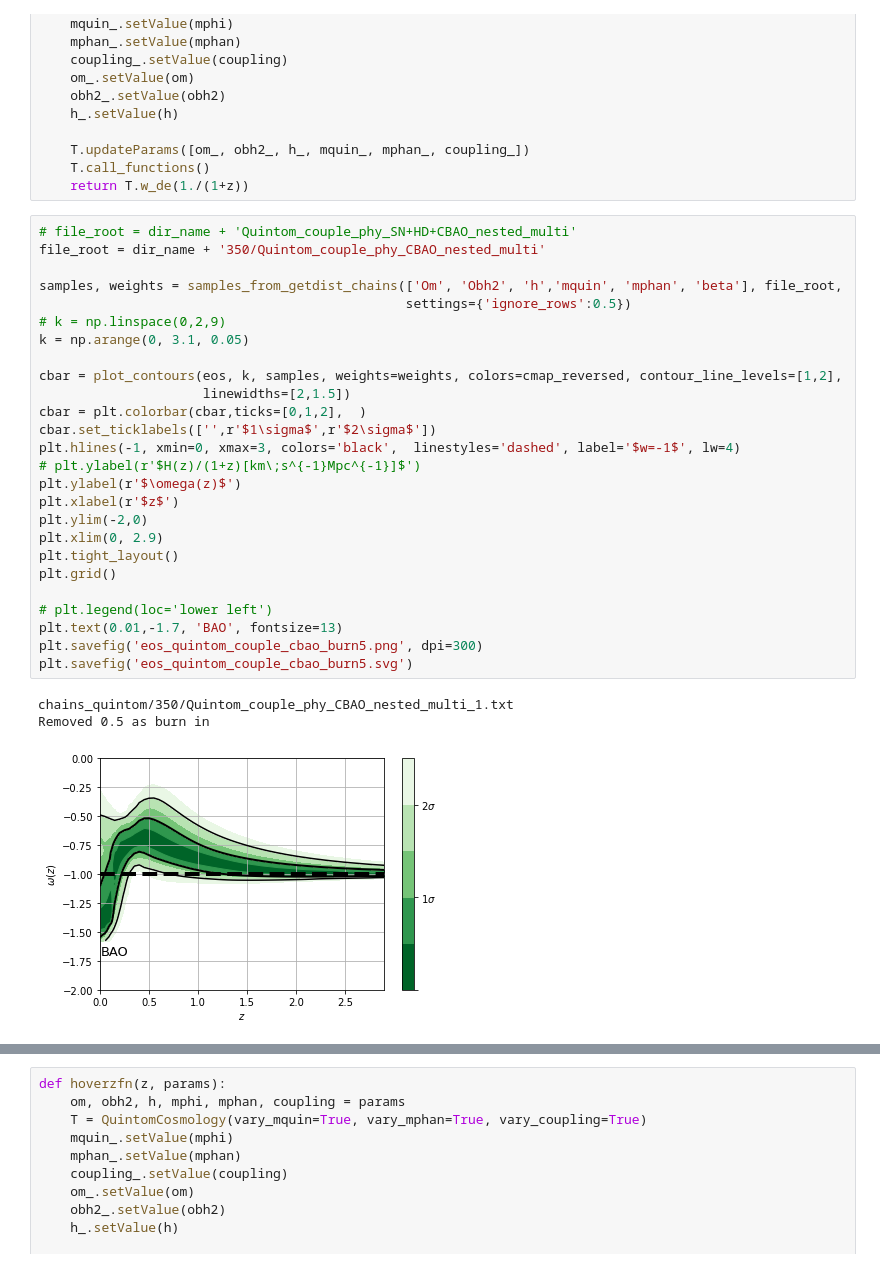
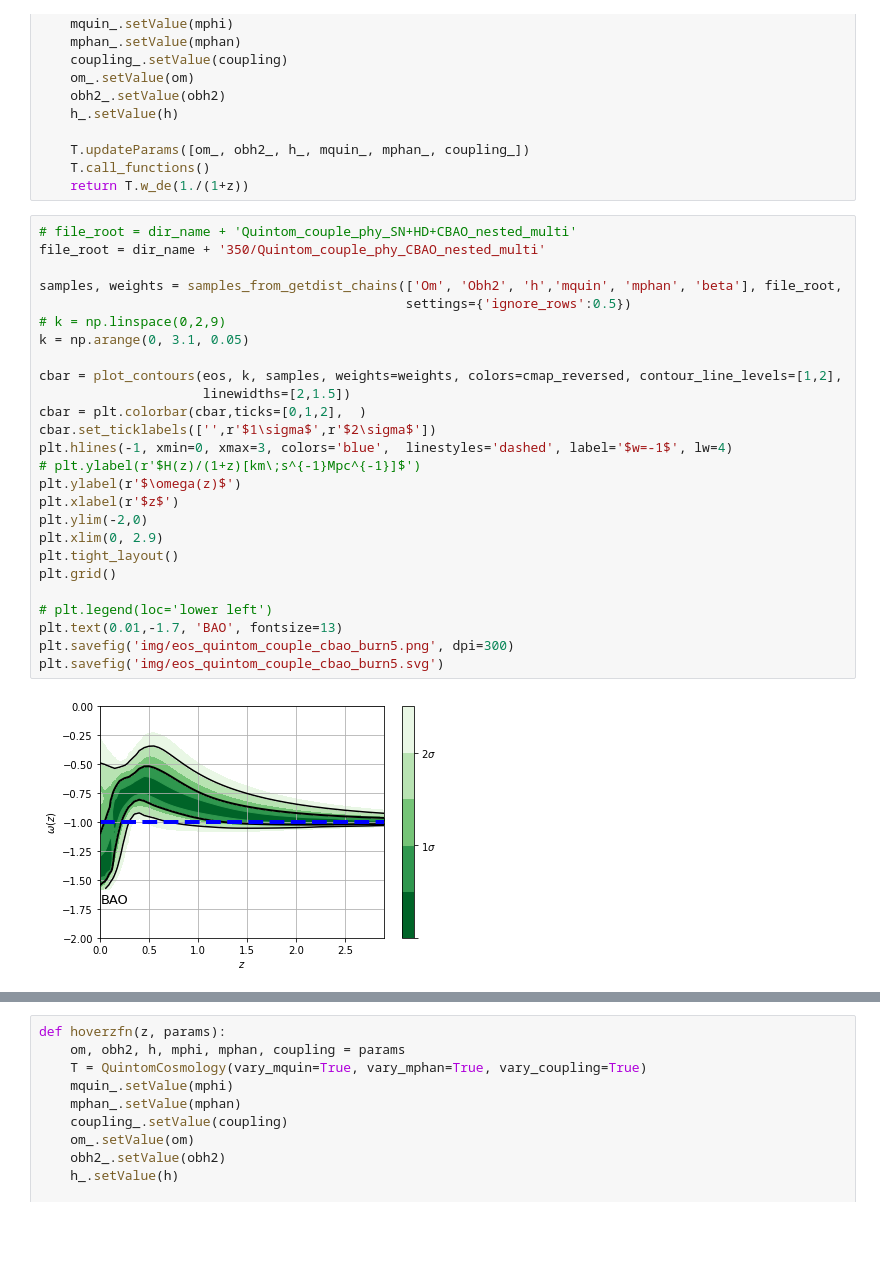
Before and after one commit to igomezv/cosmo_tools, a Jupyter notebook: models/quintom/fgivenx_quintom.ipynb, the cells around one changed output, grey strips where cells are left out. Saved outputs shown, nothing was run; the diff lists cells and outputs as text; blank space fills up the shorter version.

Commit message:
update quintom notebook

```diff
--- a/models/quintom/fgivenx_quintom.ipynb
+++ b/models/quintom/fgivenx_quintom.ipynb
@@ -181,30 +181,28 @@ def eos(z, params):
 # %%
 # file_root = dir_name + 'Quintom_couple_phy_SN+HD+CBAO_nested_multi'
 file_root = dir_name + '350/Quintom_couple_phy_CBAO_nested_multi'
 
 samples, weights = samples_from_getdist_chains(['Om', 'Obh2', 'h','mquin', 'mphan', 'beta'], file_root,
                                                settings={'ignore_rows':0.5})
 # k = np.linspace(0,2,9)
 k = np.arange(0, 3.1, 0.05)
 
 cbar = plot_contours(eos, k, samples, weights=weights, colors=cmap_reversed, contour_line_levels=[1,2],
                      linewidths=[2,1.5])
 cbar = plt.colorbar(cbar,ticks=[0,1,2],  )
 cbar.set_ticklabels(['',r'$1\sigma$',r'$2\sigma$'])
-plt.hlines(-1, xmin=0, xmax=3, colors='black',  linestyles='dashed', label='$w=-1$', lw=4)
+plt.hlines(-1, xmin=0, xmax=3, colors='blue',  linestyles='dashed', label='$w=-1$', lw=4)
 # plt.ylabel(r'$H(z)/(1+z)[km\;s^{-1}Mpc^{-1}]$')
 plt.ylabel(r'$\omega(z)$')
 plt.xlabel(r'$z$')
 plt.ylim(-2,0)
 plt.xlim(0, 2.9)
 plt.tight_layout()
 plt.grid()
 
 # plt.legend(loc='lower left')
 plt.text(0.01,-1.7, 'BAO', fontsize=13)
-plt.savefig('eos_quintom_couple_cbao_burn5.png', dpi=300)
-plt.savefig('eos_quintom_couple_cbao_burn5.svg')
+plt.savefig('img/eos_quintom_couple_cbao_burn5.png', dpi=300)
+plt.savefig('img/eos_quintom_couple_cbao_burn5.svg')
 # %% [output]
-chains_quintom/350/Quintom_couple_phy_CBAO_nested_multi_1.txt
-Removed 0.5 as burn in
-[figure, old version]
+[figure, new version]
```
Also changed, not shown: parts of 9 cells of this notebook.
